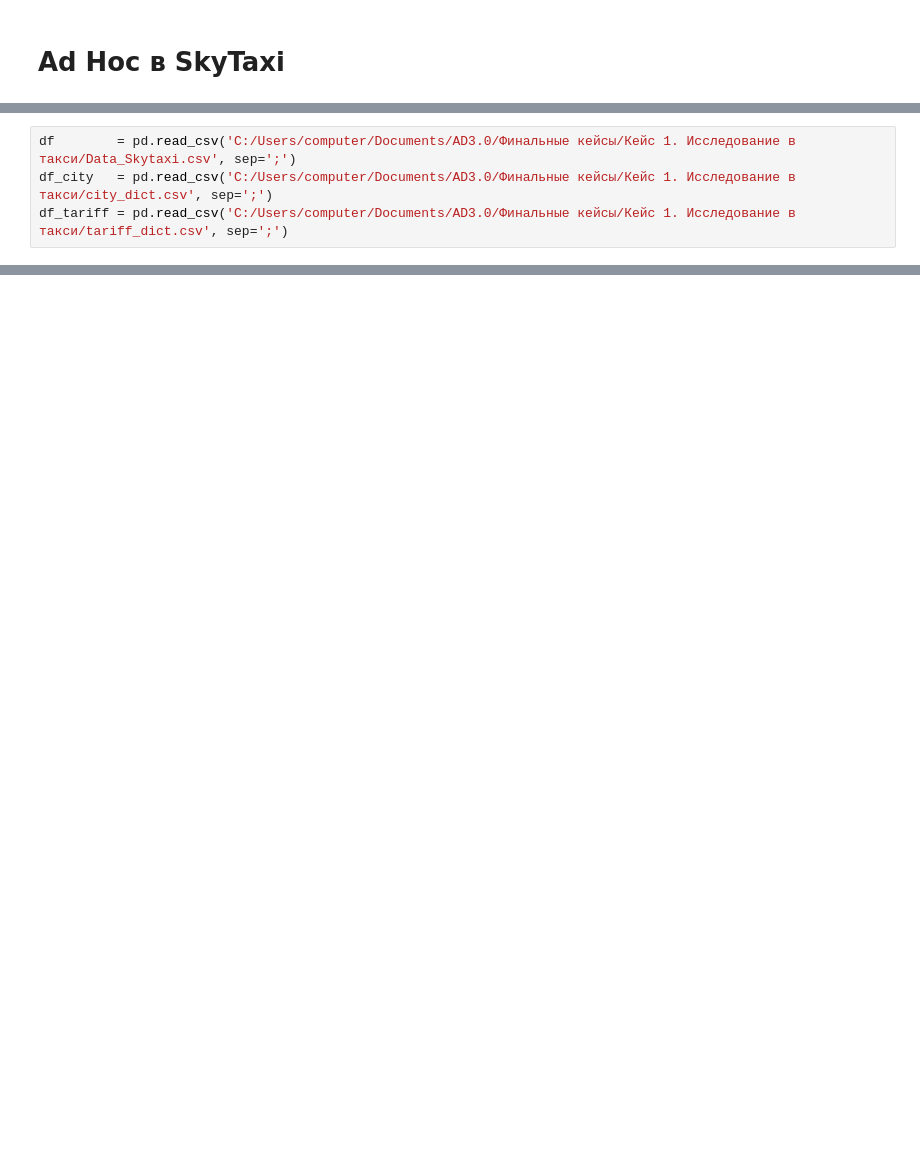
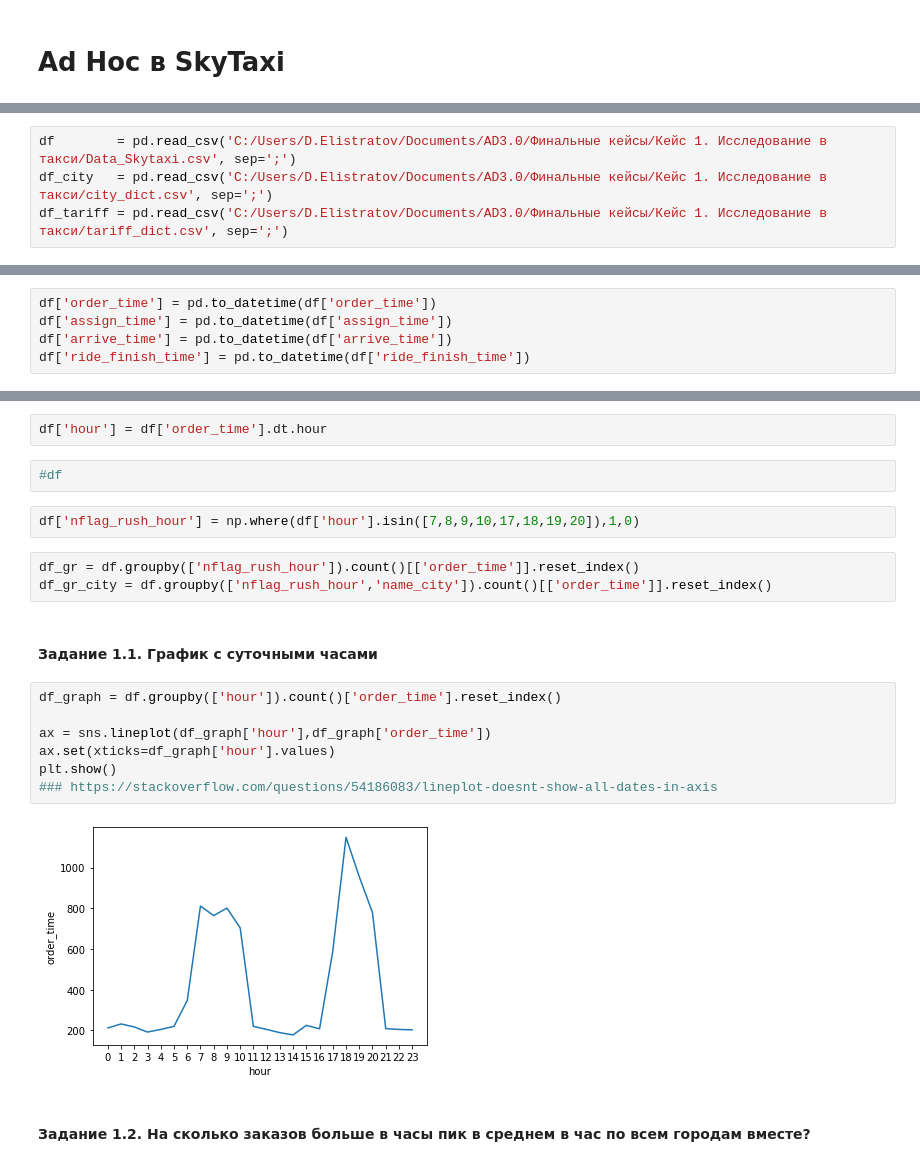
Before and after one commit to natali-n/analytics, a Jupyter notebook: Проект №6/Кейс_1_Adhoc_в_такси_агрегаторе.ipynb, the cells around one changed output, grey strips where cells are left out. Drawn from its saved outputs; the diff is of its cells as text; blank space fills up the shorter version.

```diff
--- a/Проект №6/Кейс_1_Adhoc_в_такси_агрегаторе.ipynb
+++ b/Проект №6/Кейс_1_Adhoc_в_такси_агрегаторе.ipynb
@@ -9,7 +7,7 @@ import seaborn as sns
 import matplotlib.pyplot as plt
 import math
 # %%
-df        = pd.read_csv('C:/Users/computer/Documents/AD3.0/Финальные кейсы/Кейс 1. Исследование в такси/Data_Skytaxi.csv', sep=';')
-df_city   = pd.read_csv('C:/Users/computer/Documents/AD3.0/Финальные кейсы/Кейс 1. Исследование в такси/city_dict.csv', sep=';')
-df_tariff = pd.read_csv('C:/Users/computer/Documents/AD3.0/Финальные кейсы/Кейс 1. Исследование в такси/tariff_dict.csv', sep=';')
+df        = pd.read_csv('C:/Users/D.Elistratov/Documents/AD3.0/Финальные кейсы/Кейс 1. Исследование в такси/Data_Skytaxi.csv', sep=';')
+df_city   = pd.read_csv('C:/Users/D.Elistratov/Documents/AD3.0/Финальные кейсы/Кейс 1. Исследование в такси/city_dict.csv', sep=';')
+df_tariff = pd.read_csv('C:/Users/D.Elistratov/Documents/AD3.0/Финальные кейсы/Кейс 1. Исследование в такси/tariff_dict.csv', sep=';')
 # %%
@@ -27,2 +23,7 @@ df.head()
 df = df.merge(df_city, on = 'id_city')
 df = df.merge(df_tariff, on = 'id_tariff')
+# %%
+df['order_time'] = pd.to_datetime(df['order_time'])
+df['assign_time'] = pd.to_datetime(df['assign_time'])
+df['arrive_time'] = pd.to_datetime(df['arrive_time'])
+df['ride_finish_time'] = pd.to_datetime(df['ride_finish_time'])
@@ -28,0 +32,22 @@ df = df.merge(df_tariff, on = 'id_tariff')
+# %%
+df['hour'] = df['order_time'].dt.hour
+# %%
+#df
+# %%
+df['nflag_rush_hour'] = np.where(df['hour'].isin([7,8,9,10,17,18,19,20]),1,0)
+# %%
+df_gr = df.groupby(['nflag_rush_hour']).count()[['order_time']].reset_index()
+df_gr_city = df.groupby(['nflag_rush_hour','name_city']).count()[['order_time']].reset_index()
+# %% [markdown]
+#### Задание 1.1. График с суточными часами
+# %%
+df_graph = df.groupby(['hour']).count()['order_time'].reset_index()
+
+ax = sns.lineplot(df_graph['hour'],df_graph['order_time'])
+ax.set(xticks=df_graph['hour'].values)
+plt.show()
+### https://stackoverflow.com/questions/54186083/lineplot-doesnt-show-all-dates-in-axis
+# %% [output]
+[figure, added]
+# %% [markdown]
+#### Задание 1.2. На сколько заказов больше в часы пик в среднем в час по всем городам вместе?
```
Also changed, not shown: parts of 37 cells of this notebook.
